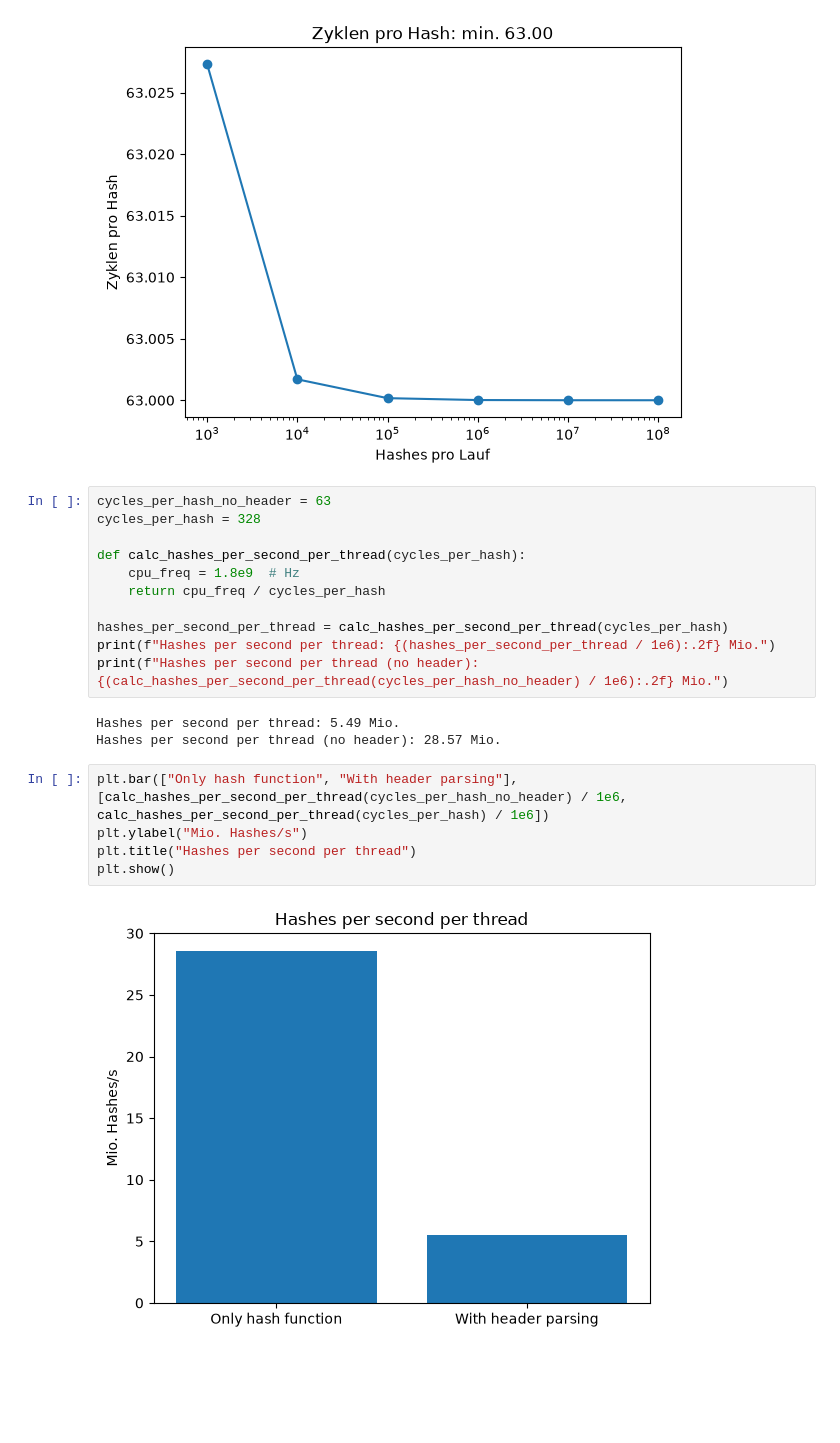
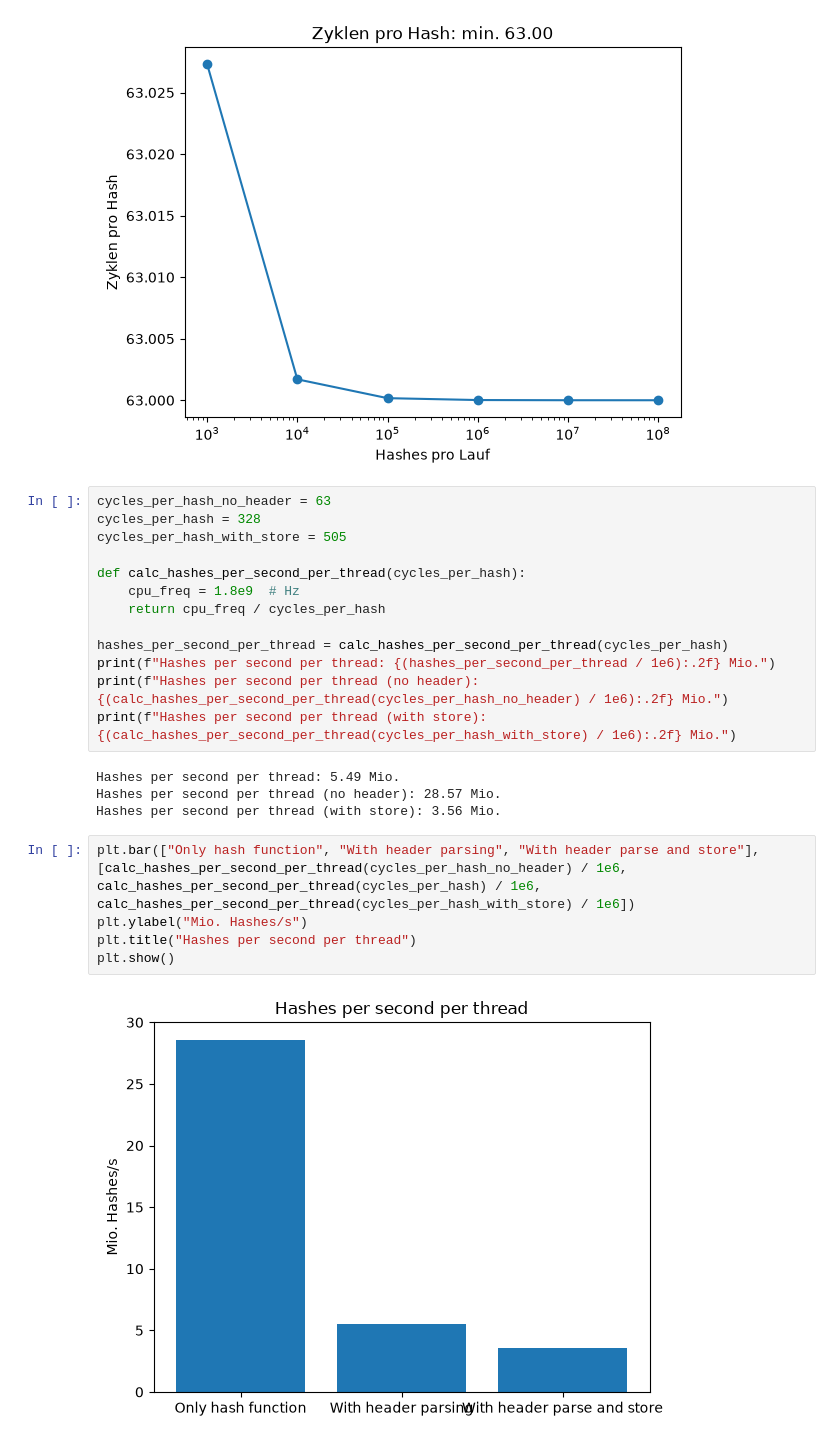
Before and after one commit to gespel/Masterarbeit, a Jupyter notebook: experiments/hashing/auswertung.ipynb, the cells around one changed output. Drawn from its saved outputs; the diff is of its cells as text; blank space fills up the shorter version.

Commit message:
adding hash map

```diff
--- a/experiments/hashing/auswertung.ipynb
+++ b/experiments/hashing/auswertung.ipynb
@@ -31,6 +31,7 @@ plt.show()
 # %%
 cycles_per_hash_no_header = 63
 cycles_per_hash = 328
+cycles_per_hash_with_store = 505
 
 def calc_hashes_per_second_per_thread(cycles_per_hash):
     cpu_freq = 1.8e9  # Hz
@@ -39,13 +40,15 @@ def calc_hashes_per_second_per_thread(cycles_per_hash):
 hashes_per_second_per_thread = calc_hashes_per_second_per_thread(cycles_per_hash)
 print(f"Hashes per second per thread: {(hashes_per_second_per_thread / 1e6):.2f} Mio.")
 print(f"Hashes per second per thread (no header): {(calc_hashes_per_second_per_thread(cycles_per_hash_no_header) / 1e6):.2f} Mio.")
+print(f"Hashes per second per thread (with store): {(calc_hashes_per_second_per_thread(cycles_per_hash_with_store) / 1e6):.2f} Mio.")
 # %% [output]
 Hashes per second per thread: 5.49 Mio.
 Hashes per second per thread (no header): 28.57 Mio.
+Hashes per second per thread (with store): 3.56 Mio.
 # %%
-plt.bar(["Only hash function", "With header parsing"], [calc_hashes_per_second_per_thread(cycles_per_hash_no_header) / 1e6, calc_hashes_per_second_per_thread(cycles_per_hash) / 1e6])
+plt.bar(["Only hash function", "With header parsing", "With header parse and store"], [calc_hashes_per_second_per_thread(cycles_per_hash_no_header) / 1e6, calc_hashes_per_second_per_thread(cycles_per_hash) / 1e6, calc_hashes_per_second_per_thread(cycles_per_hash_with_store) / 1e6])
 plt.ylabel("Mio. Hashes/s")
 plt.title("Hashes per second per thread")
 plt.show()
 # %% [output]
-[figure, old version]
+[figure, new version]
```
Also changed, not shown: 5 other files.
